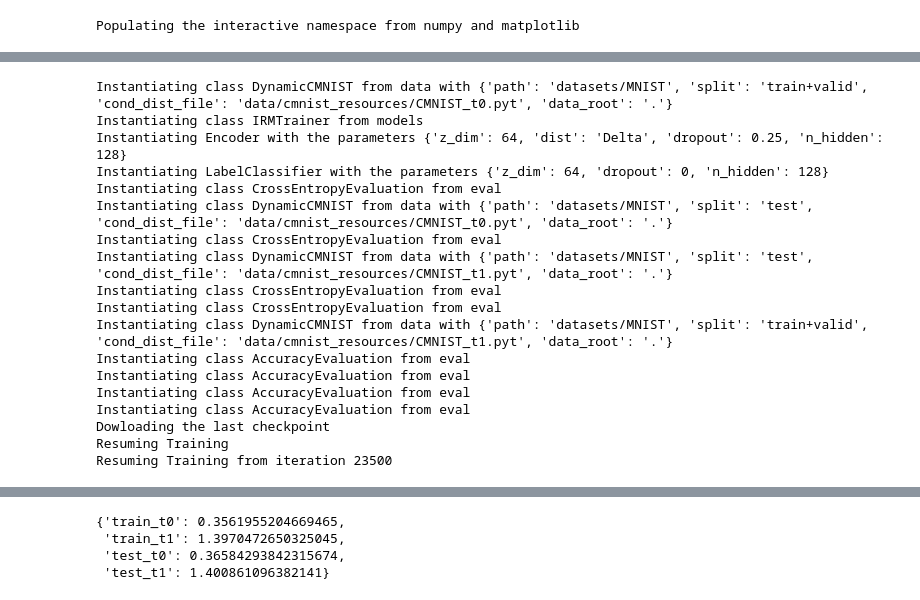
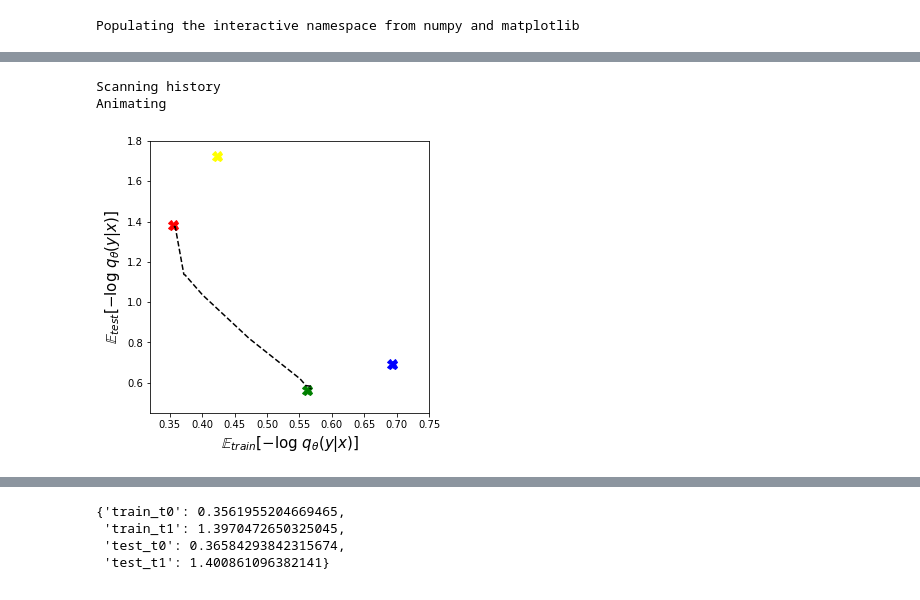
Before and after one commit to mfederici/JADE, a Jupyter notebook: results.ipynb, the cells around one changed output, grey strips where cells are left out. Cells and saved outputs as stored; diff of their text form; code cells hidden in the pictures.

Commit message:
General models refactor and bugfix

```diff
--- a/results.ipynb
+++ b/results.ipynb
@@ -472,21 +416,0 @@ Data root: .
-# %%
-trainer, _ = run_manager.make_instances()
-# %% [output]
-Instantiating class DynamicCMNIST from data with {'path': 'datasets/MNIST', 'split': 'train+valid', 'cond_dist_file': 'data/cmnist_resources/CMNIST_t0.pyt', 'data_root': '.'}
-Instantiating class IRMTrainer from models
-Instantiating Encoder with the parameters {'z_dim': 64, 'dist': 'Delta', 'dropout': 0.25, 'n_hidden': 128}
-Instantiating LabelClassifier with the parameters {'z_dim': 64, 'dropout': 0, 'n_hidden': 128}
-Instantiating class CrossEntropyEvaluation from eval
-Instantiating class DynamicCMNIST from data with {'path': 'datasets/MNIST', 'split': 'test', 'cond_dist_file': 'data/cmnist_resources/CMNIST_t0.pyt', 'data_root': '.'}
-Instantiating class CrossEntropyEvaluation from eval
-Instantiating class DynamicCMNIST from data with {'path': 'datasets/MNIST', 'split': 'test', 'cond_dist_file': 'data/cmnist_resources/CMNIST_t1.pyt', 'data_root': '.'}
-Instantiating class CrossEntropyEvaluation from eval
-Instantiating class CrossEntropyEvaluation from eval
-Instantiating class DynamicCMNIST from data with {'path': 'datasets/MNIST', 'split': 'train+valid', 'cond_dist_file': 'data/cmnist_resources/CMNIST_t1.pyt', 'data_root': '.'}
-Instantiating class AccuracyEvaluation from eval
-Instantiating class AccuracyEvaluation from eval
-Instantiating class AccuracyEvaluation from eval
-Instantiating class AccuracyEvaluation from eval
-Dowloading the last checkpoint
-Resuming Training
-Resuming Training from iteration 23500
@@ -492,0 +481,11 @@ Resuming Training from iteration 23500
+# %%
+# First set up the figure, the axis, and the plot element we want to animate
+fig, ax = plt.subplots(1,1, figsize=(5,5))
+
+decorate_plot(rm.datasets_info[dataset], ax)
+
+anim = make_animation(runs[6], ax, n=5)
+# %% [output]
+Scanning history
+Animating
+[figure, added]
```
Also changed, not shown: parts of 16 cells of this notebook, 17 other files.
